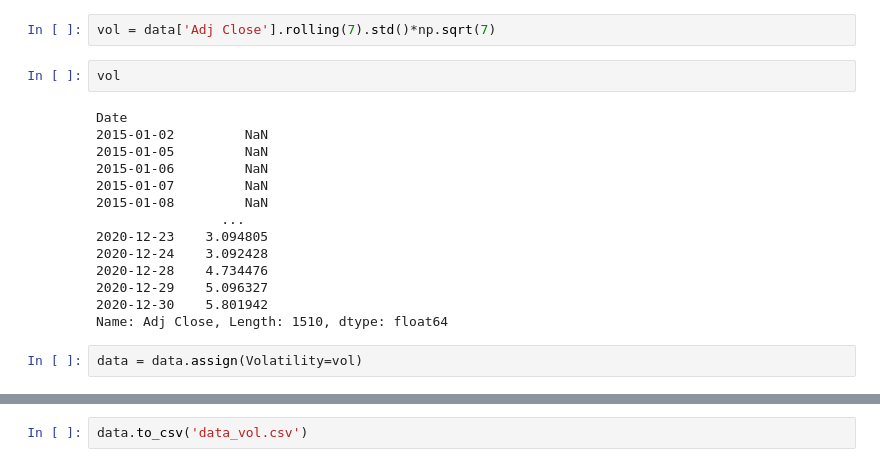
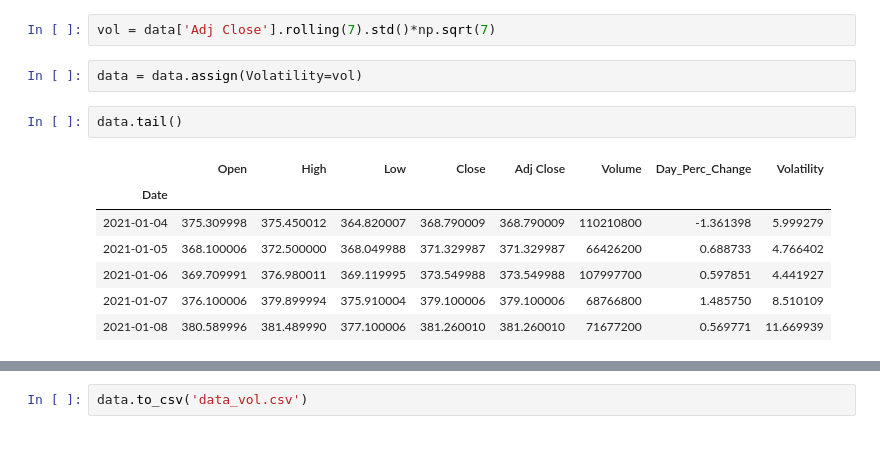
Before and after one commit to leeso1718/StockMarket_explainableAI, a Jupyter notebook: notebooks/data_nb/data_feature_engineer.ipynb, the cells around one changed output, grey strips where cells are left out. Drawn from its saved outputs; the diff is of its cells as text.

```diff
--- a/notebooks/data_nb/data_feature_engineer.ipynb
+++ b/notebooks/data_nb/data_feature_engineer.ipynb
@@ -39,24 +39,18 @@ data['Day_Perc_Change'].plot(figsize = (12, 6), fontsize = 12)
 Volitility Analysis
 # %%
 vol = data['Adj Close'].rolling(7).std()*np.sqrt(7)
-# %%
-vol
-# %% [output]
-Date
-2015-01-02         NaN
-2015-01-05         NaN
-2015-01-06         NaN
-2015-01-07         NaN
-2015-01-08         NaN
-                ...
-2020-12-23    3.094805
-2020-12-24    3.092428
-2020-12-28    4.734476
-2020-12-29    5.096327
-2020-12-30    5.801942
-Name: Adj Close, Length: 1510, dtype: float64
 # %%
 data = data.assign(Volatility=vol)
+# %%
+data.tail()
+# %% [output]
+|  | Open | High | Low | Close | Adj Close | Volume | Day_Perc_Change | Volatility |
+| Date |  |  |  |  |  |  |  |  |
+| 2021-01-04 | 375.309998 | 375.450012 | 364.820007 | 368.790009 | 368.790009 | 110210800 | -1.361398 | 5.999279 |
+| 2021-01-05 | 368.100006 | 372.500000 | 368.049988 | 371.329987 | 371.329987 | 66426200 | 0.688733 | 4.766402 |
+| 2021-01-06 | 369.709991 | 376.980011 | 369.119995 | 373.549988 | 373.549988 | 107997700 | 0.597851 | 4.441927 |
+| 2021-01-07 | 376.100006 | 379.899994 | 375.910004 | 379.100006 | 379.100006 | 68766800 | 1.485750 | 8.510109 |
+| 2021-01-08 | 380.589996 | 381.489990 | 377.100006 | 381.260010 | 381.260010 | 71677200 | 0.569771 | 11.669939 |
 # %%
 data.Volatility.plot(figsize=(15,7))
 # %% [output]
```
Also changed, not shown: parts of 8 cells of this notebook, 7 other files.
